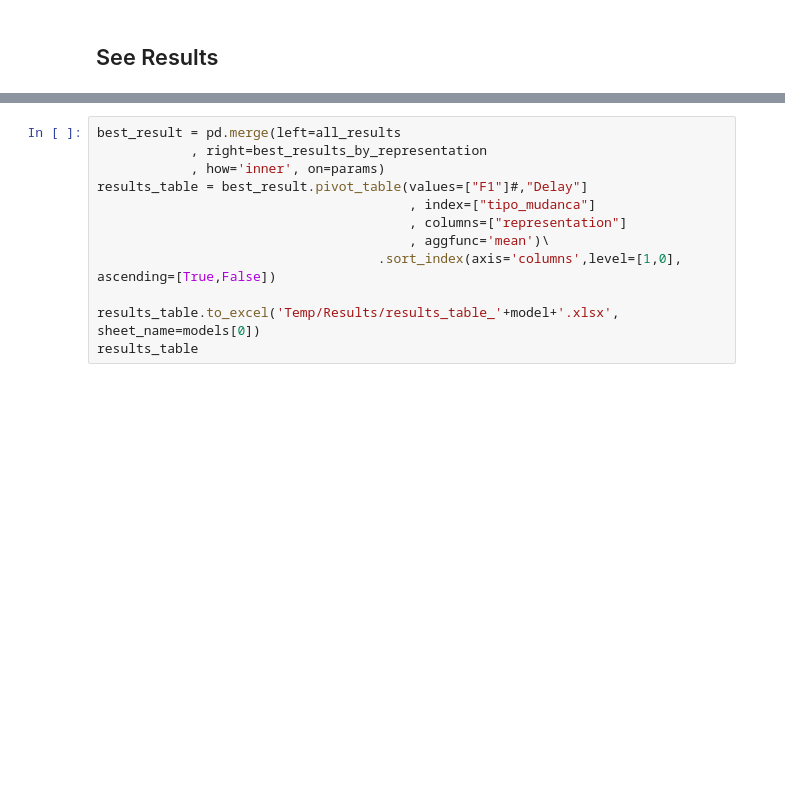
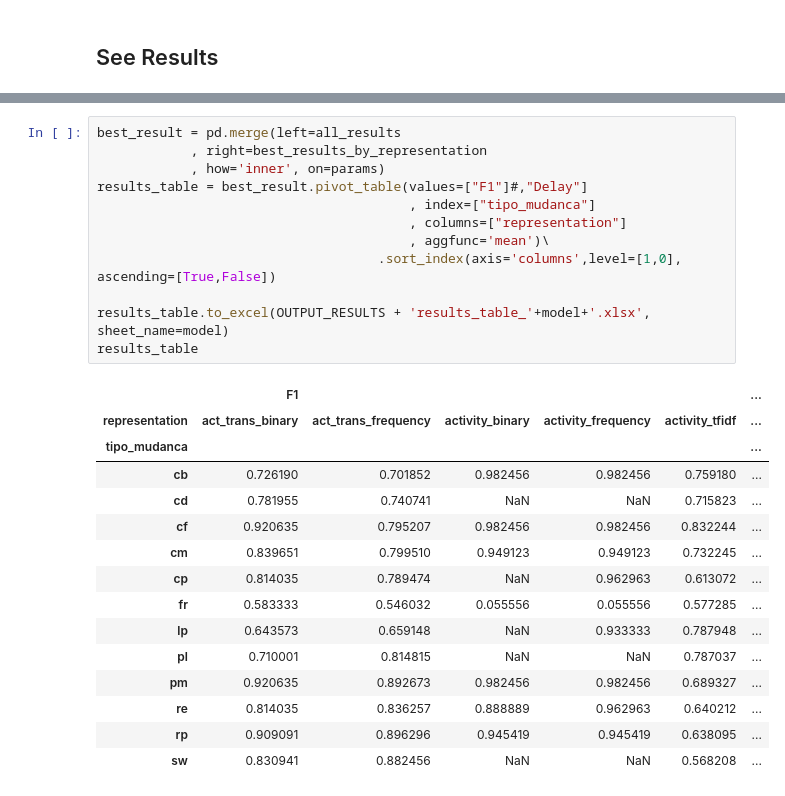
Before and after one commit to AC-Meira/trace_clustering_process_drift_detection, a Jupyter notebook: Experiments Execution with DBSCAN.ipynb, the cells around one changed output, grey strips where cells are left out. Saved outputs shown, nothing was run; the diff lists cells and outputs as text; blank space fills up the shorter version.

```diff
--- a/Experiments Execution with DBSCAN.ipynb
+++ b/Experiments Execution with DBSCAN.ipynb
@@ -531,15 +566,31 @@ best_results_by_representation
 # %%
 best_result = pd.merge(left=all_results
             , right=best_results_by_representation
             , how='inner', on=params)
 results_table = best_result.pivot_table(values=["F1"]#,"Delay"]
                                         , index=["tipo_mudanca"]
                                         , columns=["representation"]
                                         , aggfunc='mean')\
                                     .sort_index(axis='columns',level=[1,0], ascending=[True,False])
 
-results_table.to_excel('Temp/Results/results_table_'+model+'.xlsx', sheet_name=models[0])
+results_table.to_excel(OUTPUT_RESULTS + 'results_table_'+model+'.xlsx', sheet_name=model)
 results_table
+# %% [output]
+|  | F1 |  |  |  |  | ... |
+| representation | act_trans_binary | act_trans_frequency | activity_binary | activity_frequency | activity_tfidf | ... |
+| tipo_mudanca |  |  |  |  |  | ... |
+| cb | 0.726190 | 0.701852 | 0.982456 | 0.982456 | 0.759180 | ... |
+| cd | 0.781955 | 0.740741 | NaN | NaN | 0.715823 | ... |
+| cf | 0.920635 | 0.795207 | 0.982456 | 0.982456 | 0.832244 | ... |
+| cm | 0.839651 | 0.799510 | 0.949123 | 0.949123 | 0.732245 | ... |
+| cp | 0.814035 | 0.789474 | NaN | 0.962963 | 0.613072 | ... |
+| fr | 0.583333 | 0.546032 | 0.055556 | 0.055556 | 0.577285 | ... |
+| lp | 0.643573 | 0.659148 | NaN | 0.933333 | 0.787948 | ... |
+| pl | 0.710001 | 0.814815 | NaN | NaN | 0.787037 | ... |
+| pm | 0.920635 | 0.892673 | 0.982456 | 0.982456 | 0.689327 | ... |
+| re | 0.814035 | 0.836257 | 0.888889 | 0.962963 | 0.640212 | ... |
+| rp | 0.909091 | 0.896296 | 0.945419 | 0.945419 | 0.638095 | ... |
+| sw | 0.830941 | 0.882456 | NaN | NaN | 0.568208 | ... |
 # %%
 results_table['F1'].plot(kind='bar', figsize=(20,10), fontsize=20)
 plt.legend(loc='center left', bbox_to_anchor=(1.0, 0.5), fontsize=20)
```
Also changed, not shown: parts of 22 cells of this notebook, 4 other files.
